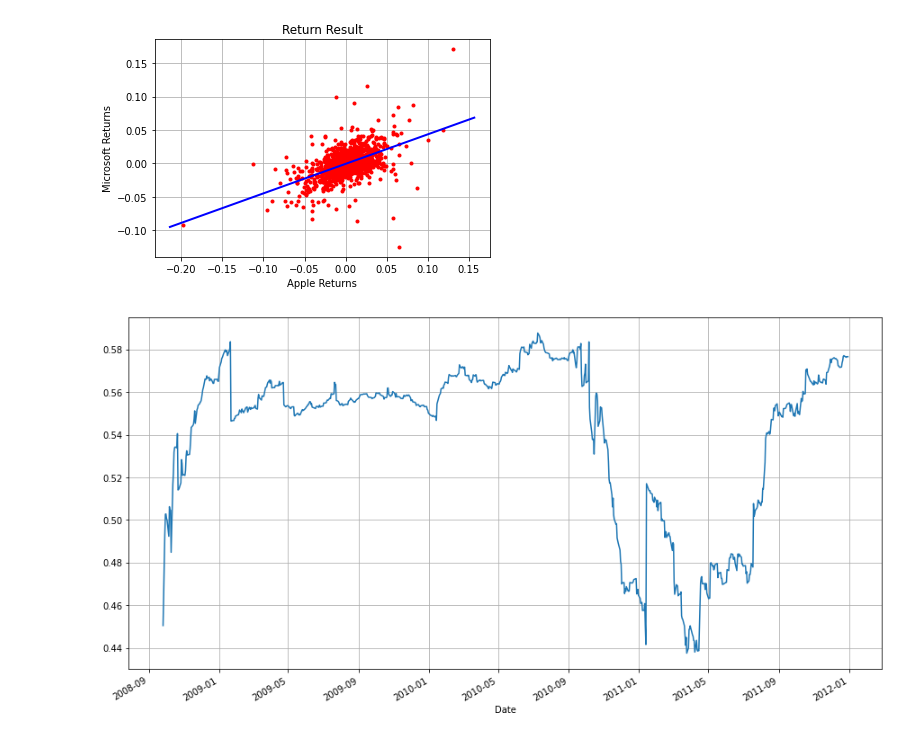
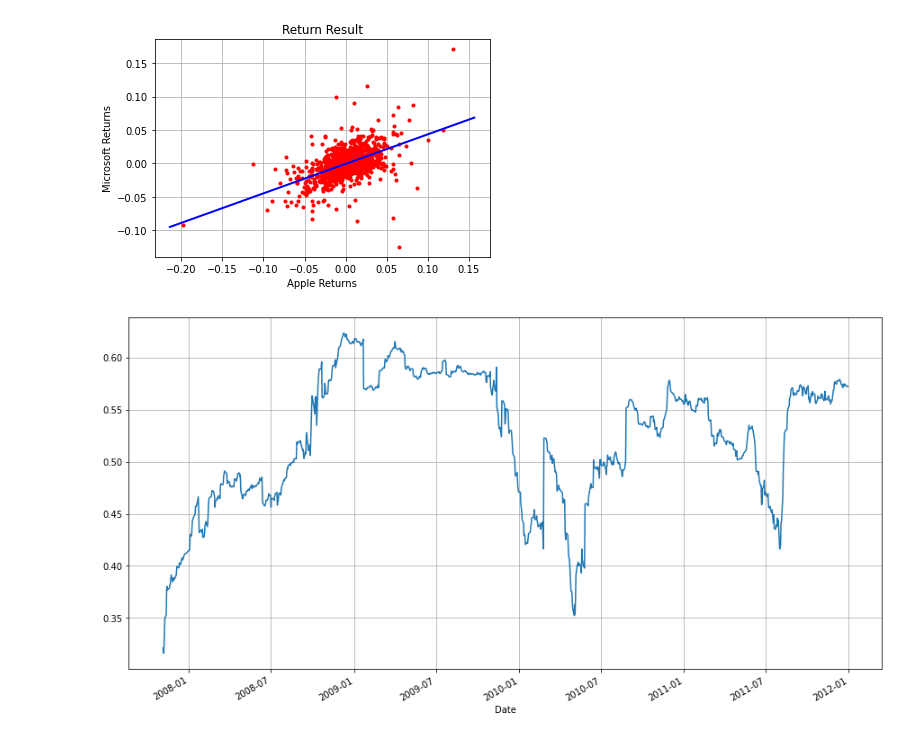
Before and after one commit to DataCrusade1999/Quantitative-Analytics, a Jupyter notebook: Quantitative_Analytics.ipynb, the cells around one changed output. Drawn from its saved outputs; the diff is of its cells as text; code cells hidden in the pictures.

```diff
--- a/Quantitative_Analytics.ipynb
+++ b/Quantitative_Analytics.ipynb
@@ -430,7 +430,7 @@ plt.show()
 # %% [output]
 [figure]
 # %%
-return_data['MSFT'].rolling(500).corr(return_data['AAPL']).plot(grid=True,figsize=(15,8))
+return_data['MSFT'].rolling(275).corr(return_data['AAPL']).plot(grid=True,figsize=(15,8))
 plt.show()
 # %% [output]
-[figure, old version]
+[figure, new version]
```
Also changed, not shown: parts of 4 cells of this notebook.
